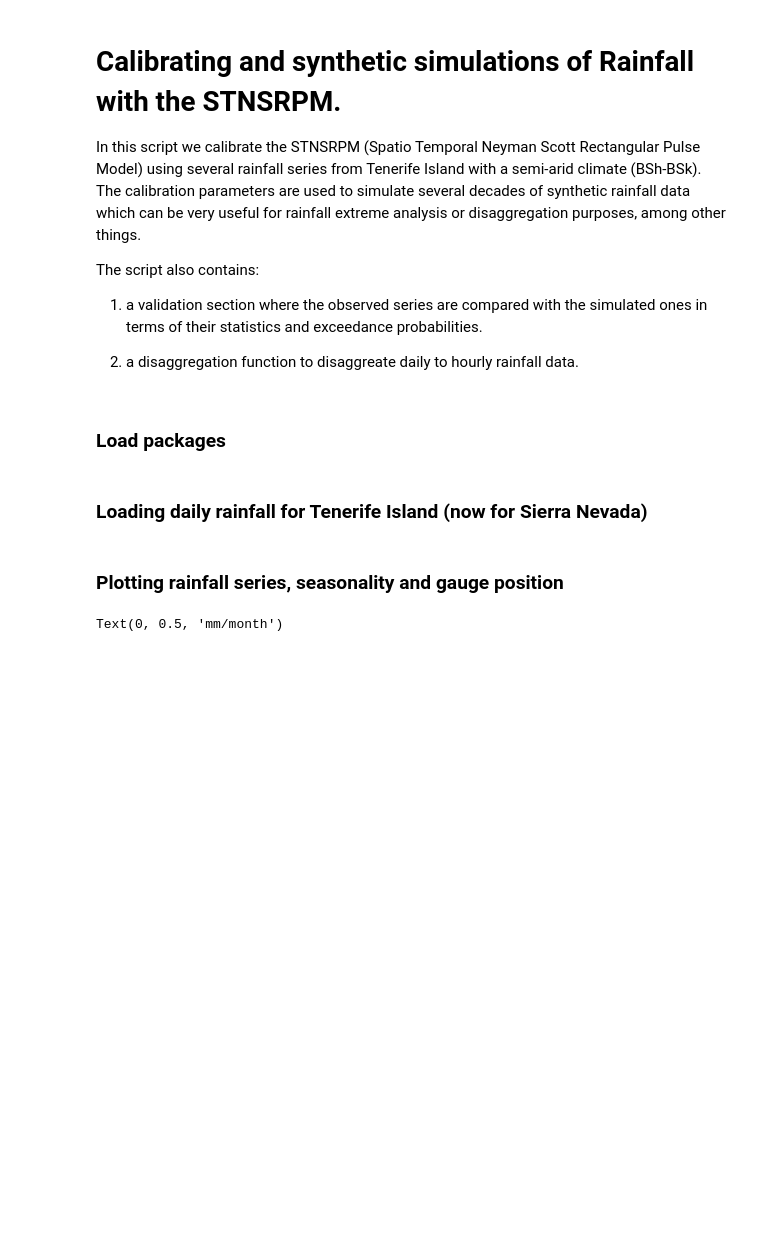
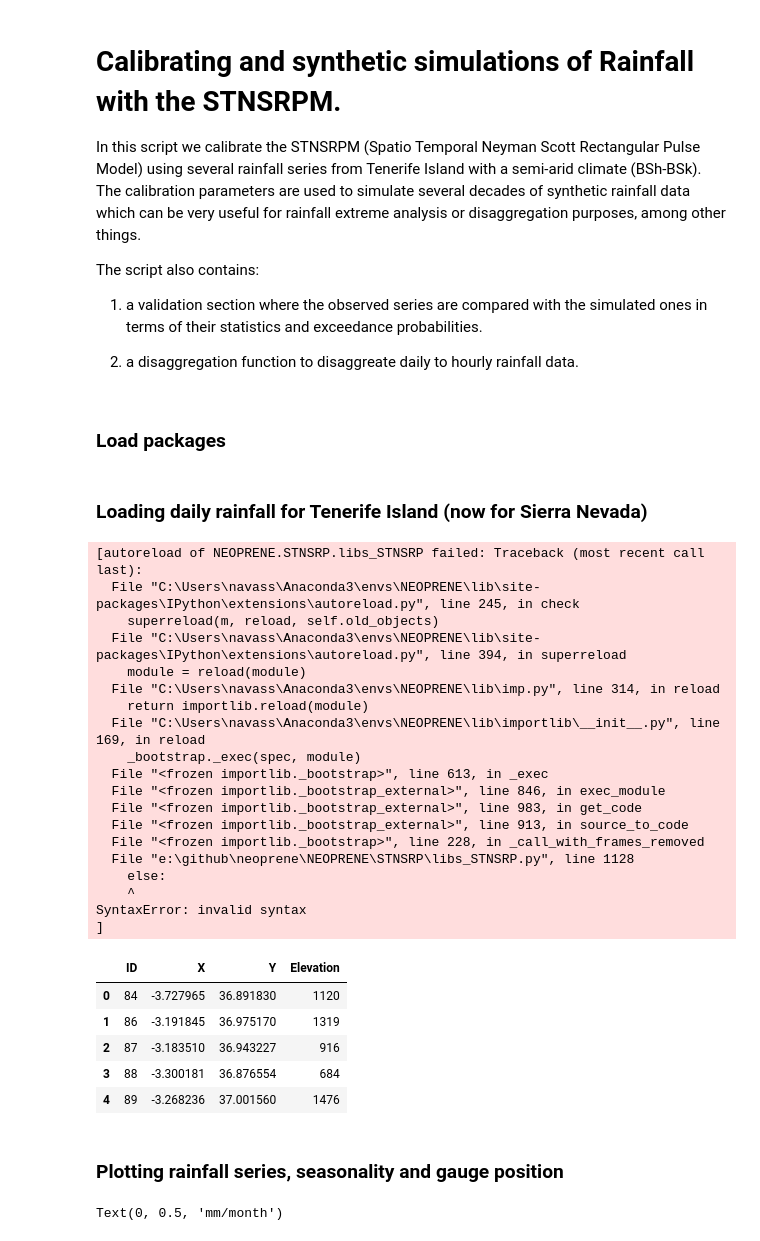
Before and after one commit to IHCantabria/NEOPRENE, a Jupyter notebook: notebooks/STNSRP_test.ipynb, the cells around one changed output. Saved outputs shown, nothing was run; the diff lists cells and outputs as text; code cells hidden in the pictures; blank space fills up the shorter version.

```diff
--- a/notebooks/STNSRP_test.ipynb
+++ b/notebooks/STNSRP_test.ipynb
@@ -76,6 +76,34 @@ Input_Series = Input_Series[Input_Attr.ID]
 ## Quitar esto. Por ahora selecciono únicamente 5 estaciones para que no tarde tanto
 Input_Series = Input_Series.iloc[: , 0:5]
 Input_Attr = Input_Attr.head(5)
+# %%
+Input_Attr
+# %% [output]
+[autoreload of NEOPRENE.STNSRP.libs_STNSRP failed: Traceback (most recent call last):
+  File "C:\Users\navass\Anaconda3\envs\NEOPRENE\lib\site-packages\IPython\extensions\autoreload.py", line 245, in check
+    superreload(m, reload, self.old_objects)
+  File "C:\Users\navass\Anaconda3\envs\NEOPRENE\lib\site-packages\IPython\extensions\autoreload.py", line 394, in superreload
+    module = reload(module)
+  File "C:\Users\navass\Anaconda3\envs\NEOPRENE\lib\imp.py", line 314, in reload
+    return importlib.reload(module)
+  File "C:\Users\navass\Anaconda3\envs\NEOPRENE\lib\importlib\__init__.py", line 169, in reload
+    _bootstrap._exec(spec, module)
+  File "<frozen importlib._bootstrap>", line 613, in _exec
+  File "<frozen importlib._bootstrap_external>", line 846, in exec_module
+  File "<frozen importlib._bootstrap_external>", line 983, in get_code
+  File "<frozen importlib._bootstrap_external>", line 913, in source_to_code
+  File "<frozen importlib._bootstrap>", line 228, in _call_with_frames_removed
+  File "e:\github\neoprene\NEOPRENE\STNSRP\libs_STNSRP.py", line 1128
+    else:
+    ^
+SyntaxError: invalid syntax
+]
+|  | ID | X | Y | Elevation |
+| 0 | 84 | -3.727965 | 36.891830 | 1120 |
+| 1 | 86 | -3.191845 | 36.975170 | 1319 |
+| 2 | 87 | -3.183510 | 36.943227 | 916 |
+| 3 | 88 | -3.300181 | 36.876554 | 684 |
+| 4 | 89 | -3.268236 | 37.001560 | 1476 |
 # %% [markdown]
 ### Plotting rainfall series, seasonality and gauge position
 # %%
```
Also changed, not shown: parts of 7 cells of this notebook, 9 other files.
